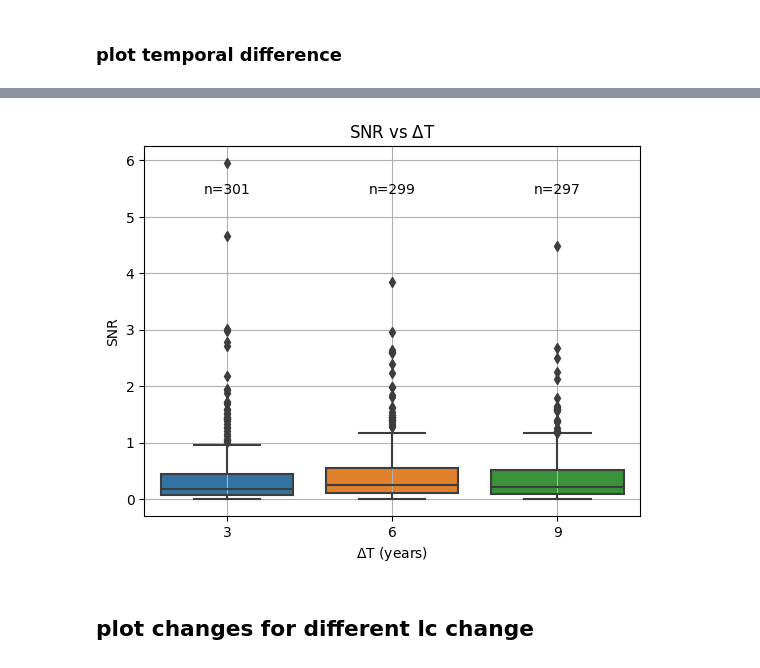
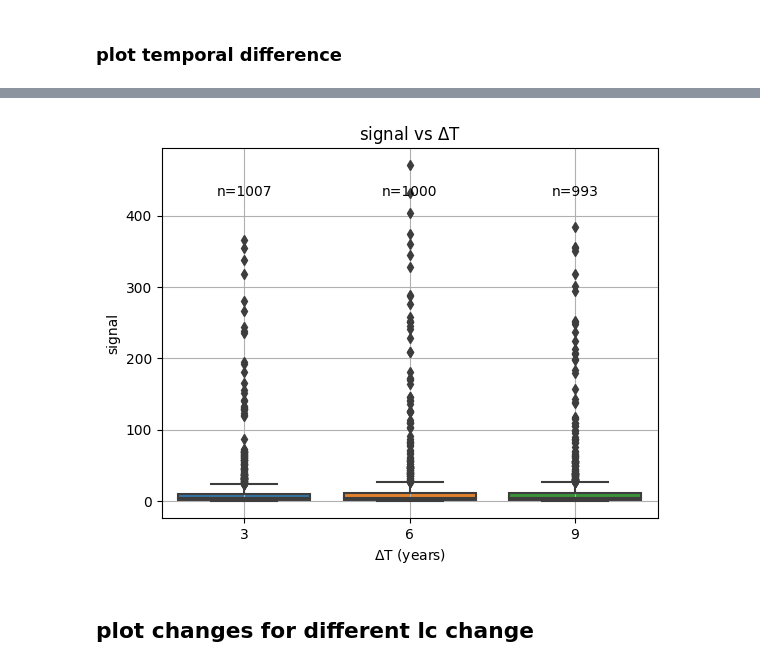
Before and after one commit to Meng2077/trend-with-uncertainty, a Jupyter notebook: snr_point.analysis.ipynb, the cells around one changed output, grey strips where cells are left out. Saved outputs shown, nothing was run; the diff lists cells and outputs as text; code cells hidden in the pictures.

Commit message:
snr analysis on pairs - time interval

```diff
--- a/snr_point.analysis.ipynb
+++ b/snr_point.analysis.ipynb
@@ -1,6 +1,8 @@
 # %%
 import pandas as pd
-df = pd.read_parquet('./material/snr_point.pq')
+# df = pd.read_parquet('./material/snr_point.pq')
+version = 'v20250301'
+df = pd.read_parquet(f'./metric/pair_predicted_{version}.pq')
 
 import numpy as np
 df['lon'] = df['lon_pair'].apply(np.mean)
@@ -14,24 +10,3 @@ array(['LUCAS'], dtype=object)
-# %%
-survey_dict = {
-    "A": "artificial land",
-    "B": "cropland",
-    "C": "woodland",
-    "D": "shrubland",
-    "E": "grassland",
-    "F": "bareland & lichens/moss",
-    "G": "water areas & wetland", # water areas
-    "H": "water areas & wetland", #"wetland",
-}
-
-df['lc_level1_t0'] = df['lc_survey_pair'].str[0].str[0]
-df['lc_level1_t1'] = df['lc_survey_pair'].str[1].str[0]
-
-df['lc_level1_t0'] = df['lc_level1_t0'].map(survey_dict)
-df['lc_level1_t1'] = df['lc_level1_t1'].map(survey_dict)
-
-df['lc_level1'] = df['lc_level1_t0']  + ' - ' + df['lc_level1_t1']
-
-df = df.drop(columns = ['lc_level1_t0', 'lc_level1_t1'])
 # %% [markdown]
 ### plot spatial distribution
 # %%
@@ -64,2 +39,6 @@ plt.show()
 # %% [markdown]
 ### plot temporal difference
+# %%
+df['lc_change'] = df['lc_survey_pair'].apply(lambda x: 0 if len(set(x)) == 1 else 1)
+df['signal'] = df['soc_change'].abs()
+df['year'] = df['time_pair'].apply(lambda x: f"{x[0]}-{x[1]}")
@@ -66,23 +90,27 @@ plt.show()
 # %%
 import seaborn as sns
 import matplotlib.pyplot as plt
 
-sns.boxplot(x='year_change', y='snr', data=df)
+tgt = 'signal'
+dff = df
+# dff = df.loc[df['lc_change']==0]
+
+sns.boxplot(x='year_change', y=tgt, data=dff)
 # sns.violinplot(x='year_change', y='snr', data=df)
 plt.xlabel('$\Delta$T (years)')
-plt.ylabel('SNR')
-plt.title('SNR vs $\Delta$T')
+plt.ylabel(tgt)
+plt.title(f'{tgt} vs $\Delta$T')
 plt.grid(True)
 
-group_counts = df['year_change'].value_counts().sort_index()
+group_counts = dff['year_change'].value_counts().sort_index()
 
 for i, (x_val, count) in enumerate(group_counts.items()):
-    plt.text(i, df['snr'].max()*0.9, f'n={count}',
+    plt.text(i, dff[tgt].max()*0.9, f'n={count}',
              ha='center', va='bottom', fontsize=10)
 
 plt.show()
 # %% [output]
-[figure, old version]
+[figure, new version]
 # %% [markdown]
 ## plot changes for different lc change
 # %%
```
Also changed, not shown: parts of 5 cells of this notebook.
